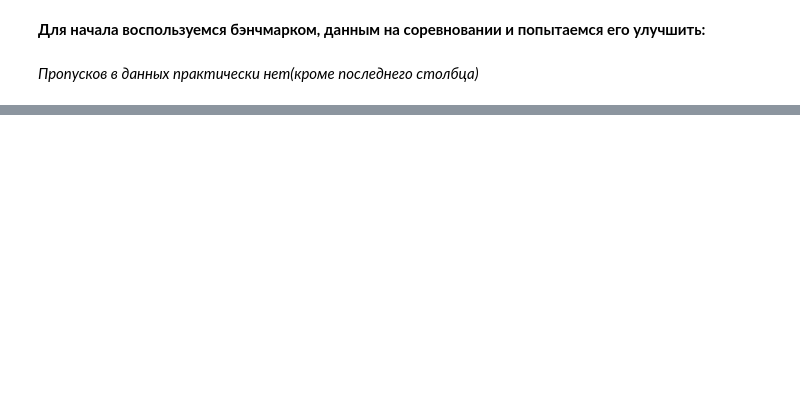
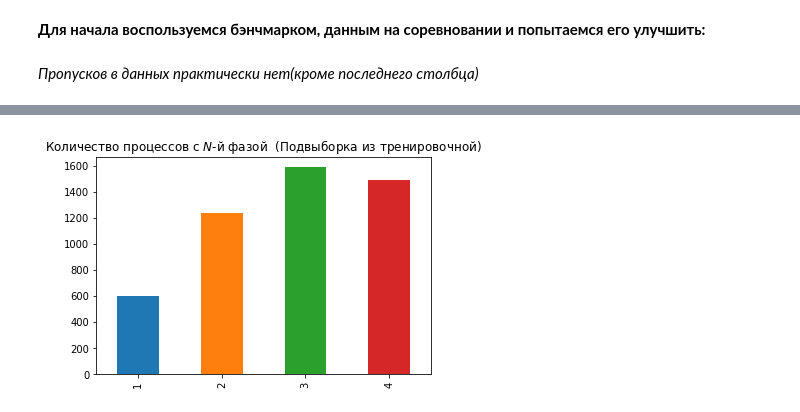
Before and after one commit to paniquex/MSU_2course_selection, a Jupyter notebook: first_task/Untitled.ipynb, the cells around one changed output, grey strips where cells are left out. Saved outputs shown, nothing was run; the diff lists cells and outputs as text; code cells hidden in the pictures; blank space fills up the shorter version.

```diff
--- a/first_task/Untitled.ipynb
+++ b/first_task/Untitled.ipynb
@@ -62,0 +93,17 @@ ax[2].set_title('Turbidity in final phase in NTU.L');
+# %%
+train_data['process_phase'] = train_data['process_id'].astype(str) +\
+                                    train_data['phase'].astype(str)
+process_phases = train_data.process_phase.unique()
+
+rng = np.random.RandomState(13)
+to_keep = rng.choice(process_phases,
+                    size=np.int(len(process_phases) * 0.8),
+                    replace=False)
+train_limited = train_data[train_data['process_phase'].isin(to_keep)]
+
+train_labels = train_labels.loc[train_limited['process_id'].unique()]
+# %%
+train_limited.groupby('process_id').phase.nunique().value_counts().sort_index().plot.bar()
+plt.title("Количество процессов с $N$-й фазой  (Подвыборка из тренировочной)");
+# %% [output]
+[figure, added]
```
Also changed, not shown: parts of 18 cells of this notebook.
